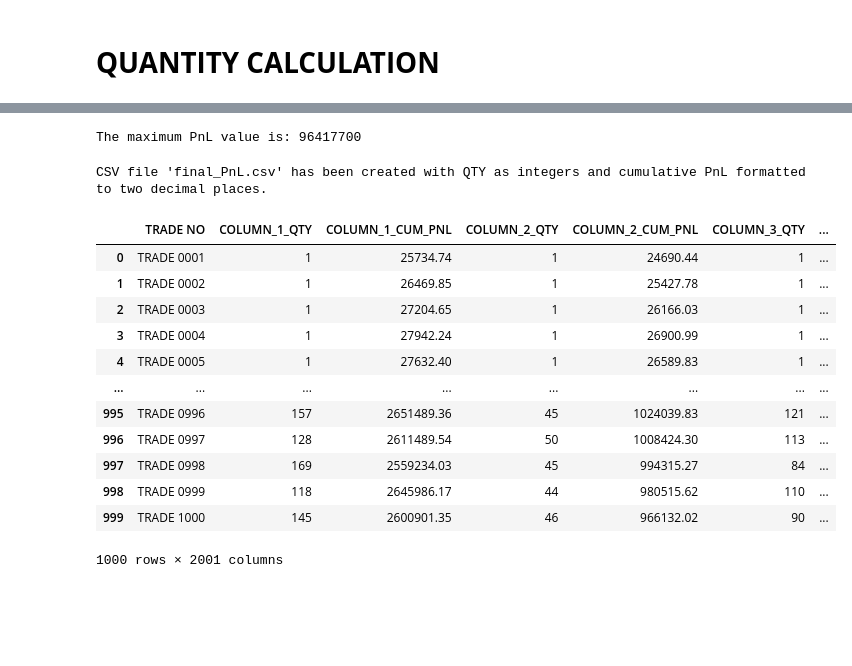
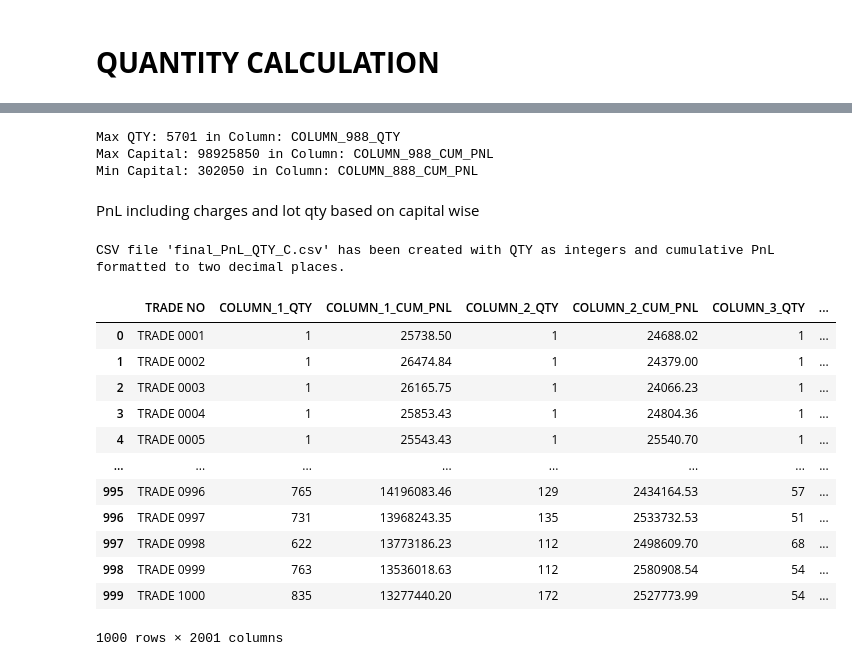
Before and after one commit to Bharatgaur/Trading, a Jupyter notebook: TRADE_PROBABILITIES_BASE_FILE_Version_1.ipynb, the cells around one changed output, grey strips where cells are left out. Saved outputs shown, nothing was run; the diff lists cells and outputs as text; code cells hidden in the pictures; blank space fills up the shorter version.

```diff
--- a/TRADE_PROBABILITIES_BASE_FILE_Version_1.ipynb
+++ b/TRADE_PROBABILITIES_BASE_FILE_Version_1.ipynb
@@ -257,18 +301,36 @@ The maximum QTY value is: 5993
-# %%
-import pandas as pd
-
-# Load the final_PnL.csv file
-final_df = pd.read_csv('final_PnL.csv')
-
-# Extract all columns containing cumulative PnL (columns ending with "_CUM_PNL")
-pnl_columns = [col for col in final_df.columns if col.endswith("_CUM_PNL")]
-
-# Find the maximum PnL value across all PnL columns
-max_pnl = final_df[pnl_columns].max().max()
-
-print(f"The maximum PnL value is: {max_pnl}")
-# %% [output]
-The maximum PnL value is: 96417700
+# %%
+import pandas as pd
+
+# Load the data from the CSV file
+df_QTY = pd.read_csv('final_PnL_QTY.csv')
+
+# Get the last row
+last_row = df_QTY.iloc[-1]
+
+# Extract QTY values and find max and min along with their corresponding column names
+qty_columns = [col for col in df_QTY.columns if col.endswith('_QTY')]
+max_qty = last_row[qty_columns].max()
+min_qty = last_row[qty_columns].min()
+max_qty_column = last_row[qty_columns].idxmax()
+min_qty_column = last_row[qty_columns].idxmin()
+
+# Extract CUM_PNL values and find max and min along with their corresponding column names
+capital_columns = [col for col in df_QTY.columns if col.endswith('_CUM_PNL')]
+max_capital = last_row[capital_columns].max()
+min_capital = last_row[capital_columns].min()
+max_capital_column = last_row[capital_columns].idxmax()
+min_capital_column = last_row[capital_columns].idxmin()
+
+# Print the results
+print(f"Max QTY: {max_qty:.0f} in Column: {max_qty_column}")
+print(f"Max Capital: {max_capital:.0f} in Column: {max_capital_column}")
+print(f"Min Capital: {min_capital:.0f} in Column: {min_capital_column}")
+# %% [output]
+Max QTY: 5701 in Column: COLUMN_988_QTY
+Max Capital: 98925850 in Column: COLUMN_988_CUM_PNL
+Min Capital: 302050 in Column: COLUMN_888_CUM_PNL
+# %% [markdown]
+PnL including charges and lot qty based on capital wise
 # %%
 import pandas as pd
 
@@ -352,25 +414,25 @@ for column in entry_df.columns[1:]:
     final_df[f"{column}_CUM_PNL"] = final_df[f"{column}_CUM_PNL"].apply(lambda x: f"{x:.2f}")
 
 # Save the DataFrame to a single CSV file
-final_df.to_csv('final_PnL.csv', index=False)
+final_df.to_csv('final_PnL_QTY_C.csv', index=False)
 
 # Print confirmation message
-print("CSV file 'final_PnL.csv' has been created with QTY as integers and cumulative PnL formatted to two decimal places.")
+print("CSV file 'final_PnL_QTY_C.csv' has been created with QTY as integers and cumulative PnL formatted to two decimal places.")
 # %% [output]
-CSV file 'final_PnL.csv' has been created with QTY as integers and cumulative PnL formatted to two decimal places.
+CSV file 'final_PnL_QTY_C.csv' has been created with QTY as integers and cumulative PnL formatted to two decimal places.
 # %%
-pd.read_csv('final_PnL.csv')
+pd.read_csv('final_PnL_QTY_C.csv')
 # %% [output]
 |  | TRADE NO | COLUMN_1_QTY | COLUMN_1_CUM_PNL | COLUMN_2_QTY | COLUMN_2_CUM_PNL | COLUMN_3_QTY | ... |
-| 0 | TRADE 0001 | 1 | 25734.74 | 1 | 24690.44 | 1 | ... |
-| 1 | TRADE 0002 | 1 | 26469.85 | 1 | 25427.78 | 1 | ... |
-| 2 | TRADE 0003 | 1 | 27204.65 | 1 | 26166.03 | 1 | ... |
-| 3 | TRADE 0004 | 1 | 27942.24 | 1 | 26900.99 | 1 | ... |
-| 4 | TRADE 0005 | 1 | 27632.40 | 1 | 26589.83 | 1 | ... |
+| 0 | TRADE 0001 | 1 | 25738.50 | 1 | 24688.02 | 1 | ... |
+| 1 | TRADE 0002 | 1 | 26474.84 | 1 | 24379.00 | 1 | ... |
+| 2 | TRADE 0003 | 1 | 26165.75 | 1 | 24066.23 | 1 | ... |
+| 3 | TRADE 0004 | 1 | 25853.43 | 1 | 24804.36 | 1 | ... |
+| 4 | TRADE 0005 | 1 | 25543.43 | 1 | 25540.70 | 1 | ... |
 | ... | ... | ... | ... | ... | ... | ... | ... |
-| 995 | TRADE 0996 | 157 | 2651489.36 | 45 | 1024039.83 | 121 | ... |
-| 996 | TRADE 0997 | 128 | 2611489.54 | 50 | 1008424.30 | 113 | ... |
-| 997 | TRADE 0998 | 169 | 2559234.03 | 45 | 994315.27 | 84 | ... |
-| 998 | TRADE 0999 | 118 | 2645986.17 | 44 | 980515.62 | 110 | ... |
-| 999 | TRADE 1000 | 145 | 2600901.35 | 46 | 966132.02 | 90 | ... |
+| 995 | TRADE 0996 | 765 | 14196083.46 | 129 | 2434164.53 | 57 | ... |
+| 996 | TRADE 0997 | 731 | 13968243.35 | 135 | 2533732.53 | 51 | ... |
+| 997 | TRADE 0998 | 622 | 13773186.23 | 112 | 2498609.70 | 68 | ... |
+| 998 | TRADE 0999 | 763 | 13536018.63 | 112 | 2580908.54 | 54 | ... |
+| 999 | TRADE 1000 | 835 | 13277440.20 | 172 | 2527773.99 | 54 | ... |
 1000 rows × 2001 columns
```
Also changed, not shown: parts of 21 cells of this notebook.
